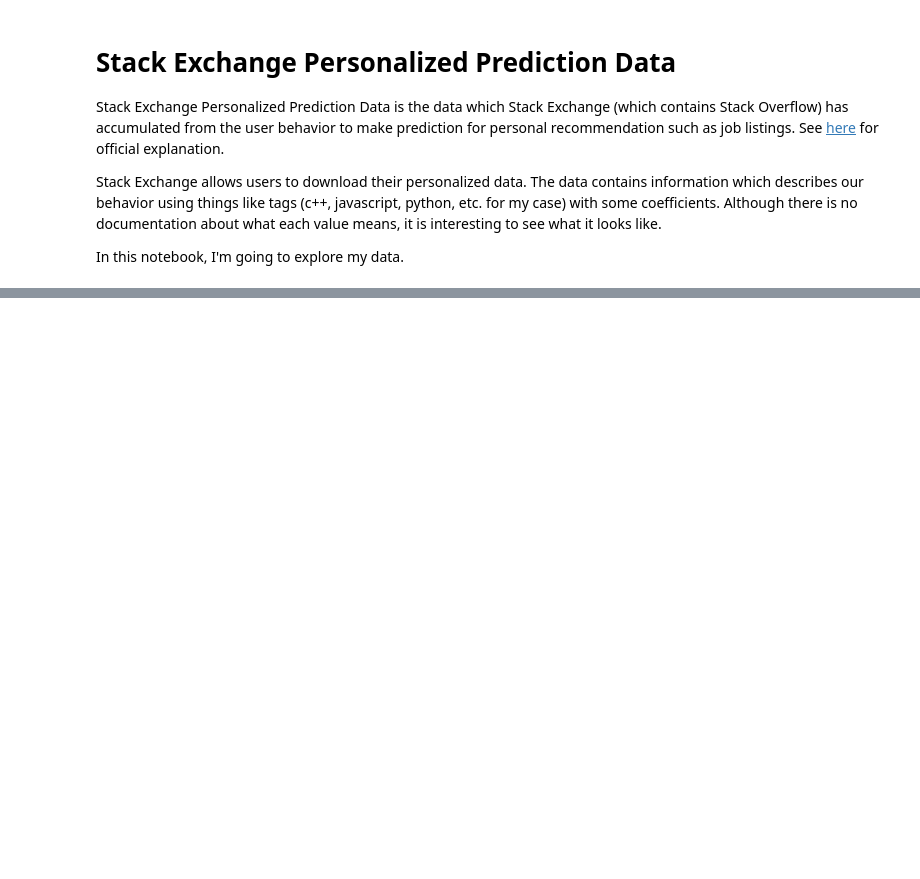
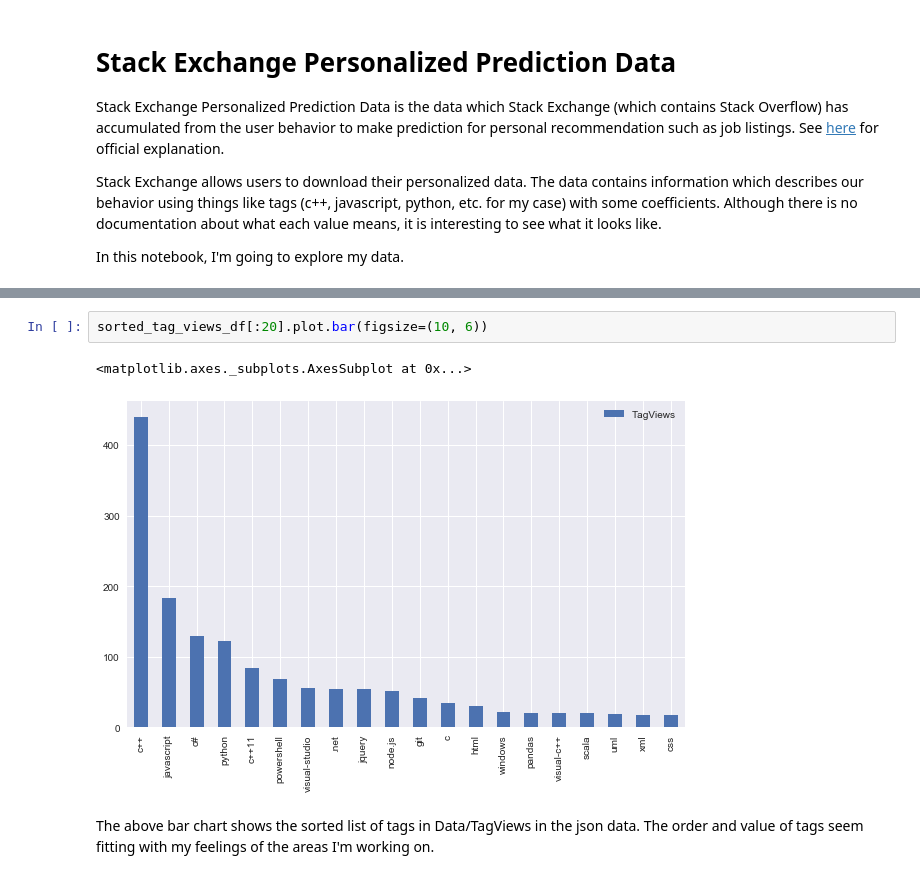
Before and after one commit to TomoyukiAota/stack-exchange-personalized-prediction-data, a Jupyter notebook: analysis-of-data.ipynb, the cells around one changed output, grey strips where cells are left out. Saved outputs shown, nothing was run; the diff lists cells and outputs as text; blank space fills up the shorter version.

```diff
--- a/analysis-of-data.ipynb
+++ b/analysis-of-data.ipynb
@@ -20,0 +82,7 @@ sns.set()
+# %%
+sorted_tag_views_df[:20].plot.bar(figsize=(10, 6))
+# %% [output]
+<matplotlib.axes._subplots.AxesSubplot at 0x...>
+[figure, added]
+# %% [markdown]
+The above bar chart shows the sorted list of tags in Data/TagViews in the json data. The order and value of tags seem fitting with my feelings of the areas I'm working on.
```
Also changed, not shown: parts of 54 cells of this notebook.
